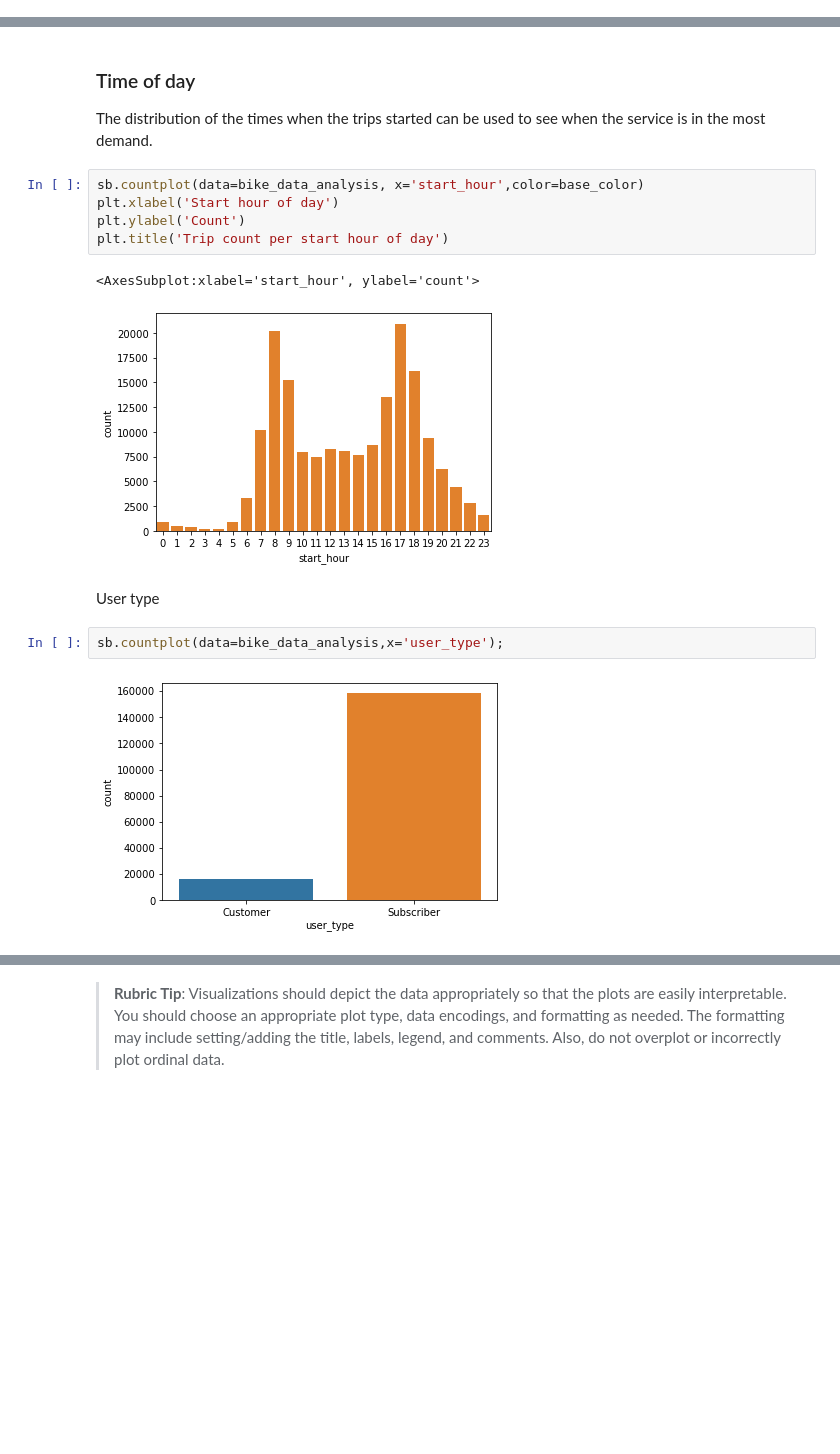
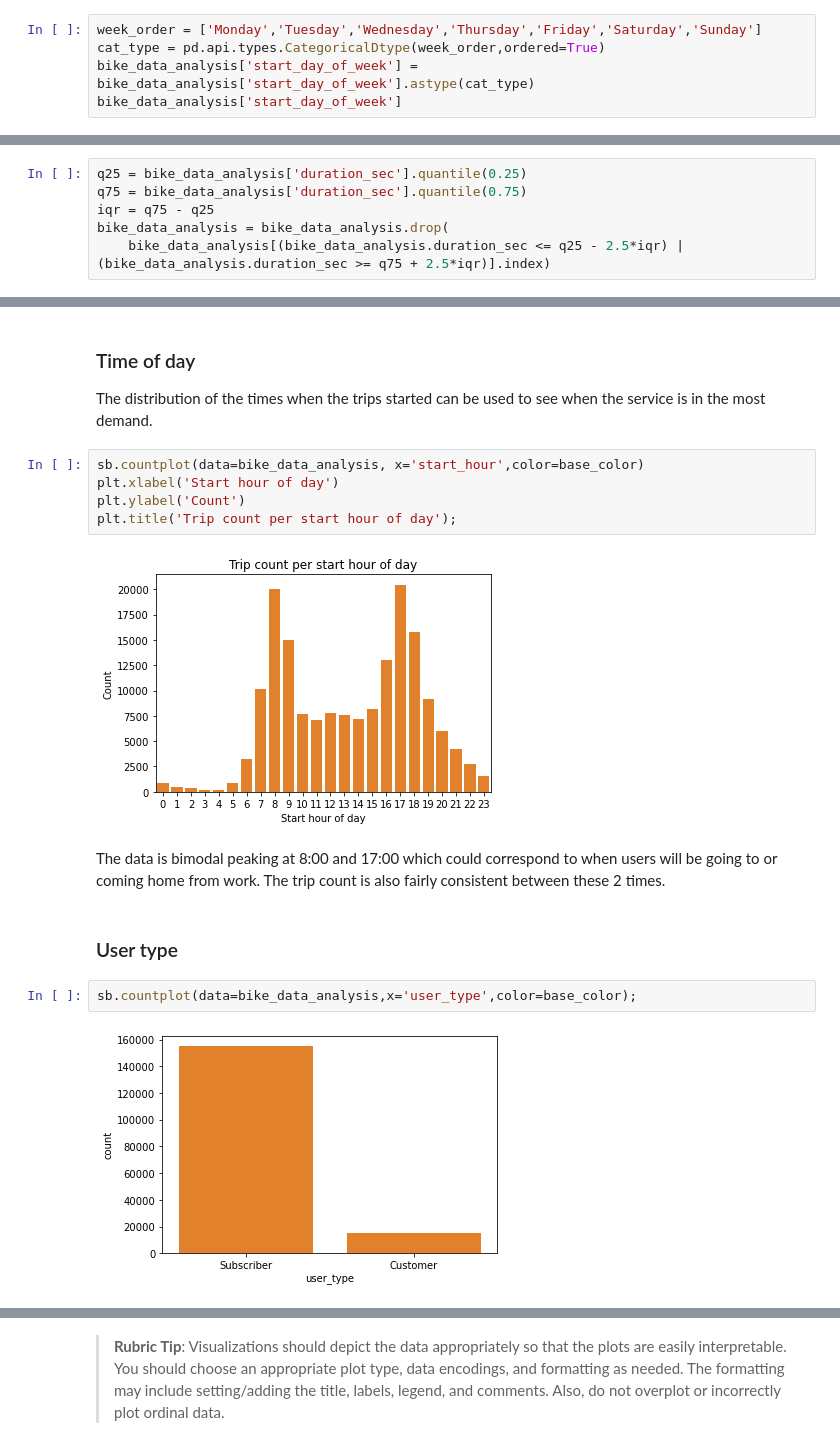
Before and after one commit to LukeConfait/udacity_data_analysis_projects, a Jupyter notebook: project_3/Part_I_exploration_template.ipynb, the cells around one changed output, grey strips where cells are left out. Saved outputs shown, nothing was run; the diff lists cells and outputs as text; blank space fills up the shorter version.

```diff
--- a/project_3/Part_I_exploration_template.ipynb
+++ b/project_3/Part_I_exploration_template.ipynb
@@ -272,3 +272,8 @@ memory usage: 20.7+ MB
 bike_data_copy.to_csv('FordGoBike_final.csv',index=False)
 # %%
 bike_data_analysis = pd.read_csv('FordGoBike_final.csv')
+# %%
+week_order = ['Monday','Tuesday','Wednesday','Thursday','Friday','Saturday','Sunday']
+cat_type = pd.api.types.CategoricalDtype(week_order,ordered=True)
+bike_data_analysis['start_day_of_week'] = bike_data_analysis['start_day_of_week'].astype(cat_type)
+bike_data_analysis['start_day_of_week']
@@ -329,0 +351,6 @@ The data is unimodal and centred around 500 seconds , which is about 8 minutes,
+# %%
+q25 = bike_data_analysis['duration_sec'].quantile(0.25)
+q75 = bike_data_analysis['duration_sec'].quantile(0.75)
+iqr = q75 - q25
+bike_data_analysis = bike_data_analysis.drop(
+    bike_data_analysis[(bike_data_analysis.duration_sec <= q25 - 2.5*iqr) | (bike_data_analysis.duration_sec >= q75 + 2.5*iqr)].index)
@@ -402,14 +444,15 @@ The distribution of the times when the trips started can be used to see when the
 sb.countplot(data=bike_data_analysis, x='start_hour',color=base_color)
 plt.xlabel('Start hour of day')
 plt.ylabel('Count')
-plt.title('Trip count per start hour of day')
+plt.title('Trip count per start hour of day');
 # %% [output]
-<AxesSubplot:xlabel='start_hour', ylabel='count'>
-[figure, old version]
+[figure, new version]
-# %% [markdown]
-User type
+# %% [markdown]
+The data is bimodal peaking at 8:00 and 17:00 which could correspond to when users will be going to or coming home from work. The trip count is also fairly consistent between these 2 times.
+# %% [markdown]
+### User type
 # %%
-sb.countplot(data=bike_data_analysis,x='user_type');
+sb.countplot(data=bike_data_analysis,x='user_type',color=base_color);
 # %% [output]
-[figure, old version]
+[figure, new version]
 # %% [markdown]
```
Also changed, not shown: parts of 38 cells of this notebook.
